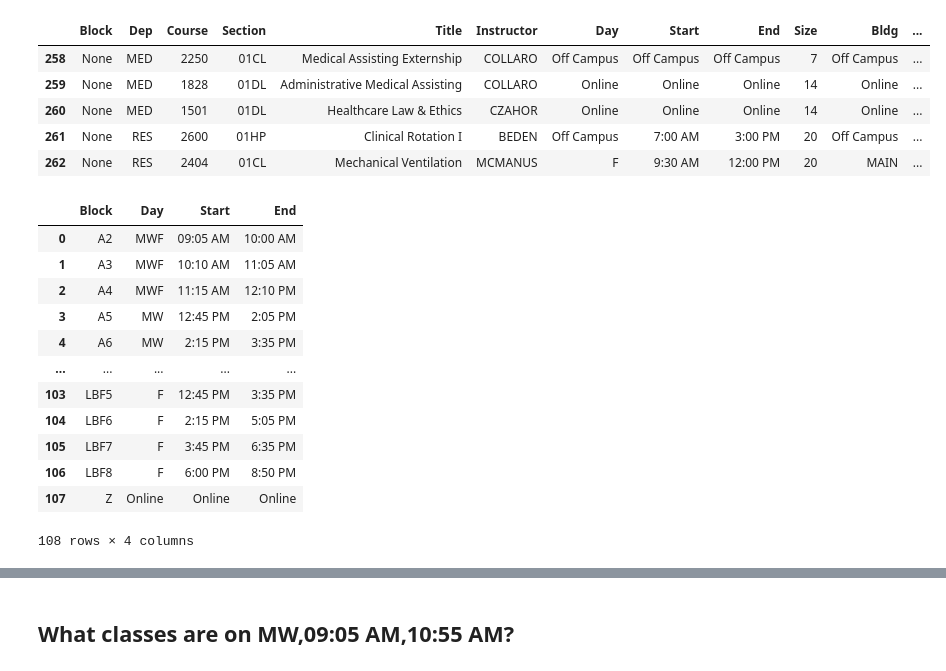
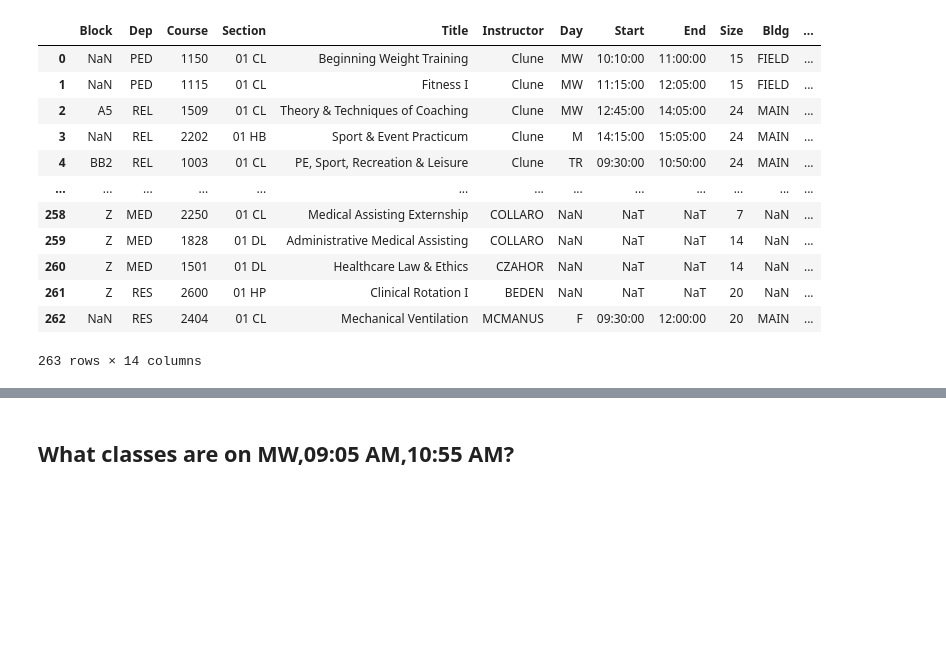
Before and after one commit to kennykadilov/schedulingApp, a Jupyter notebook: Untitled.ipynb, the cells around one changed output, grey strips where cells are left out. Cells and saved outputs as stored; diff of their text form; code cells hidden in the pictures; blank space fills up the shorter version.

```diff
--- a/Untitled.ipynb
+++ b/Untitled.ipynb
@@ -1,62 +1,24 @@
 # %%
+import datetime
 import pandas as pd
 import numpy as np
 
 
-df = pd.read_excel (r'Master.xlsx')
-df.tail()
+df = pd.read_excel(r"Master.xlsx")
+df["Start"] = pd.to_datetime(df["Start"]).dt.time
+df["End"] = pd.to_datetime(df["End"]).dt.time
+df
 # %% [output]
 |  | Block | Dep | Course | Section | Title | Instructor | Day | Start | End | Size | Bldg | ... |
-| 258 | None | MED | 2250 | 01CL | Medical Assisting Externship | COLLARO | Off Campus | Off Campus | Off Campus | 7 | Off Campus | ... |
-| 259 | None | MED | 1828 | 01DL | Administrative Medical Assisting | COLLARO | Online | Online | Online | 14 | Online | ... |
-| 260 | None | MED | 1501 | 01DL | Healthcare Law & Ethics | CZAHOR | Online | Online | Online | 14 | Online | ... |
-| 261 | None | RES | 2600 | 01HP | Clinical Rotation I | BEDEN | Off Campus | 7:00 AM | 3:00 PM | 20 | Off Campus | ... |
-| 262 | None | RES | 2404 | 01CL | Mechanical Ventilation | MCMANUS | F | 9:30 AM | 12:00 PM | 20 | MAIN | ... |
+| 0 | NaN | PED | 1150 | 01 CL | Beginning Weight Training | Clune | MW | 10:10:00 | 11:00:00 | 15 | FIELD | ... |
+| 1 | NaN | PED | 1115 | 01 CL | Fitness I | Clune | MW | 11:15:00 | 12:05:00 | 15 | FIELD | ... |
+| 2 | A5 | REL | 1509 | 01 CL | Theory & Techniques of Coaching | Clune | MW | 12:45:00 | 14:05:00 | 24 | MAIN | ... |
+| 3 | NaN | REL | 2202 | 01 HB | Sport & Event Practicum | Clune | M | 14:15:00 | 15:05:00 | 24 | MAIN | ... |
+| 4 | BB2 | REL | 1003 | 01 CL | PE, Sport, Recreation & Leisure | Clune | TR | 09:30:00 | 10:50:00 | 24 | MAIN | ... |
+| ... | ... | ... | ... | ... | ... | ... | ... | ... | ... | ... | ... | ... |
+| 258 | Z | MED | 2250 | 01 CL | Medical Assisting Externship | COLLARO | NaN | NaT | NaT | 7 | NaN | ... |
+| 259 | Z | MED | 1828 | 01 DL | Administrative Medical Assisting | COLLARO | NaN | NaT | NaT | 14 | NaN | ... |
+| 260 | Z | MED | 1501 | 01 DL | Healthcare Law & Ethics | CZAHOR | NaN | NaT | NaT | 14 | NaN | ... |
+| 261 | Z | RES | 2600 | 01 HP | Clinical Rotation I | BEDEN | NaN | NaT | NaT | 20 | NaN | ... |
+| 262 | NaN | RES | 2404 | 01 CL | Mechanical Ventilation | MCMANUS | F | 09:30:00 | 12:00:00 | 20 | MAIN | ... |
+263 rows × 14 columns
-# %%
-df2 = pd.read_excel (r'Blocks.xlsx')
-df2.columns = ["Block", "Day", "Start", "End"]
-df2["Start"]=df2["Start"].apply(str)
-
-for time in df2['Start']:
-    if  str(time).endswith(":00"):
-        if int(str(time)[:2]) <12:
-            df2['Start'] = df2['Start'].replace([time],str(time)[:-3] + " AM")
-        if int(str(time)[:2]) >=12:
-            if int(str(time)[:2]) ==12:
-
-                df2['Start'] = df2['Start'].replace([time],str(time)[:-3] + " PM")
-            else:
-
-                hours = int(str(time)[:2]) -12
-                hours = str(hours) + str(time)[2:]
-                df2['Start'] = df2['Start'].replace([time],hours[:-3] + " PM")
-
-
-for time in df2['End']:
-    if  str(time).endswith(":00"):
-        if int(str(time)[:2]) <12:
-            df2['End'] = df2['End'].replace([time],str(time)[:-3] + " AM")
-
-        if int(str(time)[:2]) >=12:
-            if int(str(time)[:2]) ==12:
-                df2['End'] = df2['End'].replace([time],str(time)[:-3] + " PM")
-            else:
-                hours = int(str(time)[:2]) -12
-                hours = str(hours) + str(time)[2:]
-                df2['End'] = df2['End'].replace([time],hours[:-3] + " PM")
-
-df2
-# %% [output]
-|  | Block | Day | Start | End |
-| 0 | A2 | MWF | 09:05 AM | 10:00 AM |
-| 1 | A3 | MWF | 10:10 AM | 11:05 AM |
-| 2 | A4 | MWF | 11:15 AM | 12:10 PM |
-| 3 | A5 | MW | 12:45 PM | 2:05 PM |
-| 4 | A6 | MW | 2:15 PM | 3:35 PM |
-| ... | ... | ... | ... | ... |
-| 103 | LBF5 | F | 12:45 PM | 3:35 PM |
-| 104 | LBF6 | F | 2:15 PM | 5:05 PM |
-| 105 | LBF7 | F | 3:45 PM | 6:35 PM |
-| 106 | LBF8 | F | 6:00 PM | 8:50 PM |
-| 107 | Z | Online | Online | Online |
-108 rows × 4 columns
```
Also changed, not shown: parts of 22 cells of this notebook, 11 other files.
